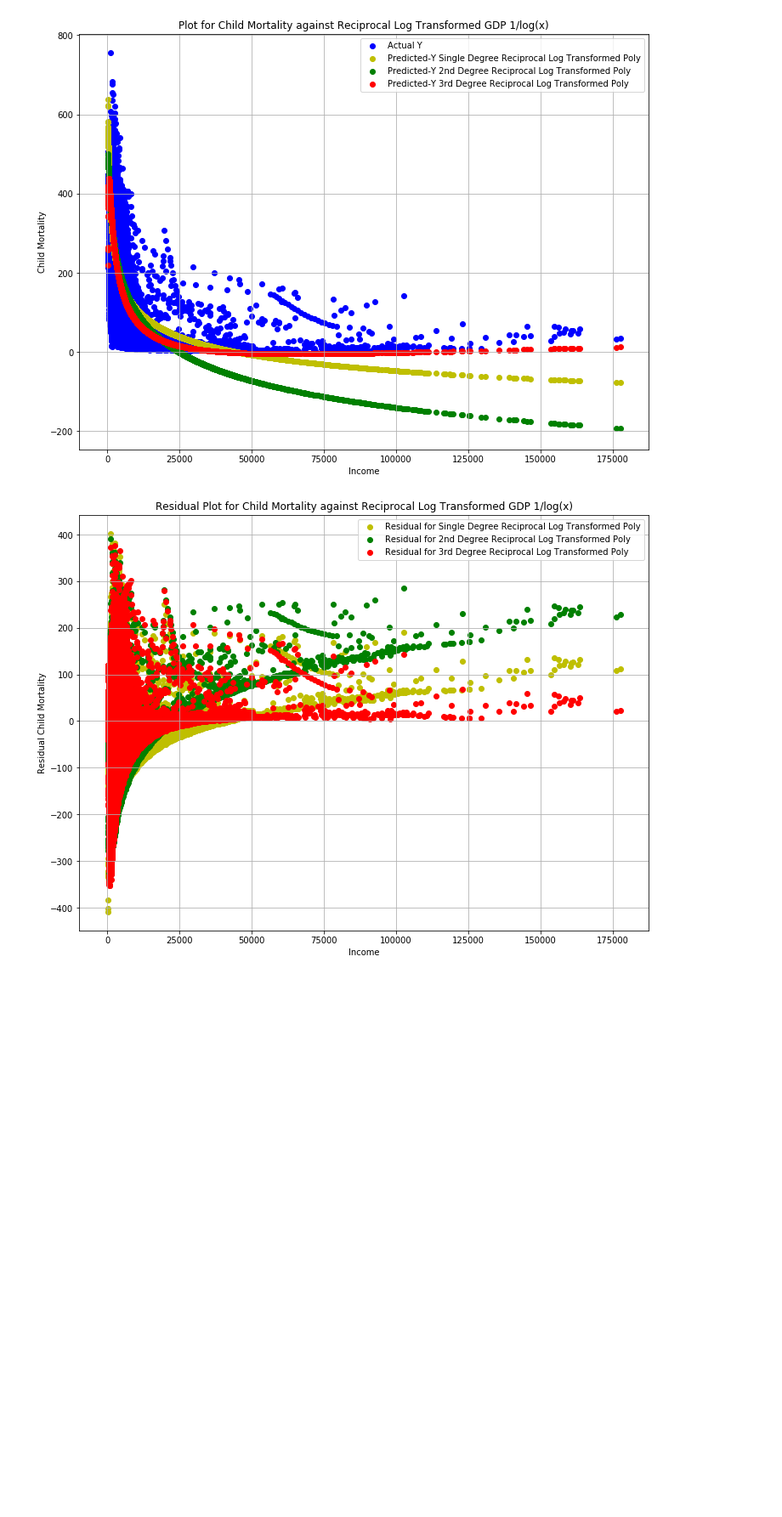
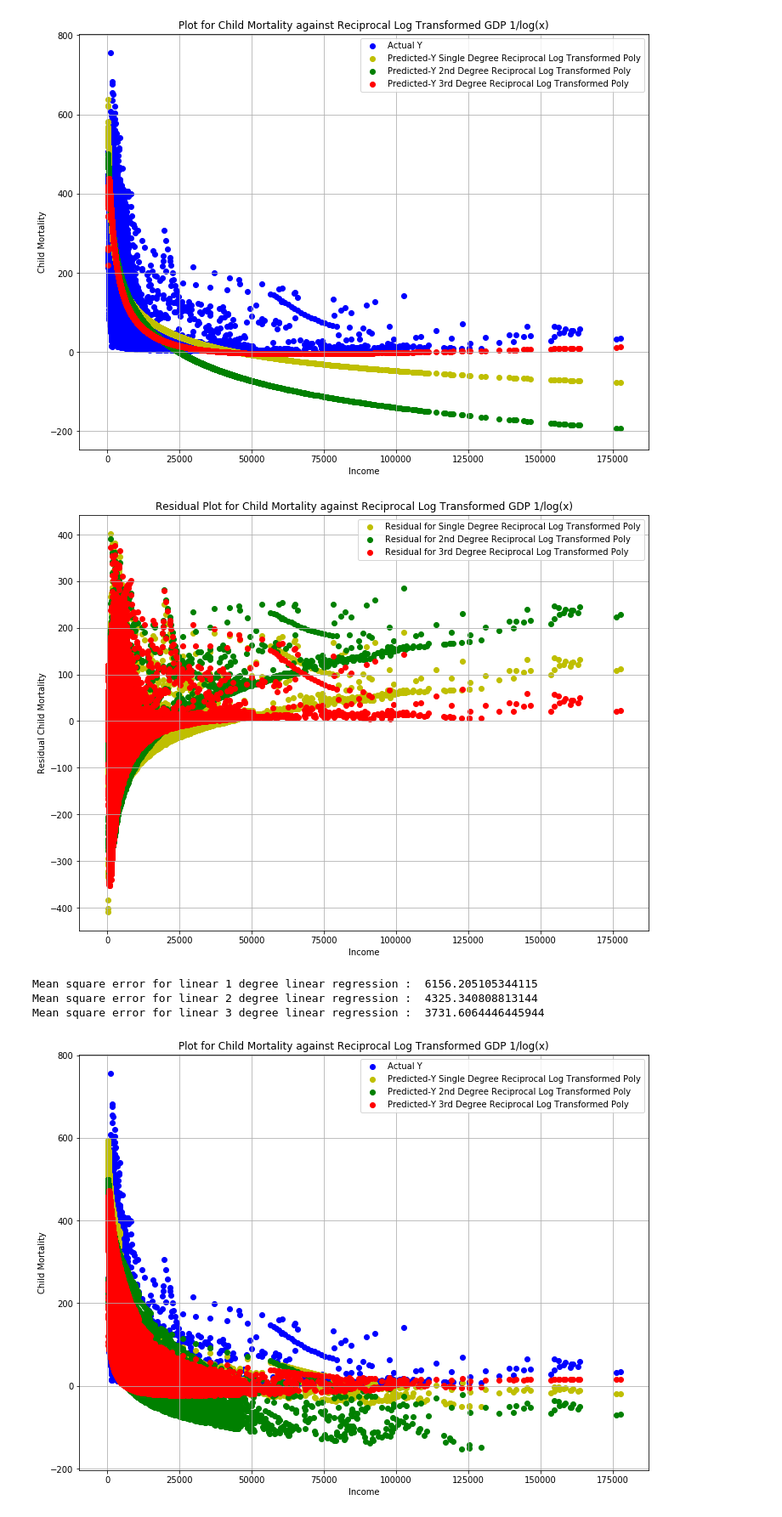
Before and after one commit to ParthTandel/DS5500-Assignment-2, a Jupyter notebook: Question_2.ipynb, the cells around one changed output. Shown at 85% size. Drawn from its saved outputs; the diff is of its cells as text; code cells hidden in the pictures; blank space fills up the shorter version.

```diff
--- a/Question_2.ipynb
+++ b/Question_2.ipynb
@@ -231,3 +231,68 @@ plt.grid(True)
 plt.show()
 # %% [output]
 [figure]
+# %%
+X = []
+for i in zip(gdp_child_mor_table["log_income"], gdp_child_mor_table["Year"]):
+    X.append([i[0], i[1]])
+
+reg = LinearRegression().fit(X, gdp_child_mor_table[Y_var_name])
+Y = reg.predict(X)
+
+poly = PolynomialFeatures(degree=2)
+X_poly = poly.fit_transform(X)
+reg = LinearRegression().fit(X_poly, gdp_child_mor_table[Y_var_name])
+Y_poly = reg.predict(X_poly)
+
+poly = PolynomialFeatures(degree=3)
+X_poly = poly.fit_transform(X)
+reg = LinearRegression().fit(X_poly, gdp_child_mor_table[Y_var_name])
+Y_poly_2= reg.predict(X_poly)
+# %%
+print("Mean square error for linear 1 degree linear regression : ", \
+      mean_squared_error(gdp_child_mor_table[Y_var_name], Y))
+print("Mean square error for linear 2 degree linear regression : ", \
+      mean_squared_error(gdp_child_mor_table[Y_var_name], Y_poly))
+print("Mean square error for linear 3 degree linear regression : ", \
+      mean_squared_error(gdp_child_mor_table[Y_var_name], Y_poly_2))
+# %% [output]
+Mean square error for linear 1 degree linear regression :  6156.205105344115
+Mean square error for linear 2 degree linear regression :  4325.340808813144
+Mean square error for linear 3 degree linear regression :  3731.6064446445944
+# %%
+
+fig_size = plt.rcParams["figure.figsize"]
+fig_size[0] = 12
+fig_size[1] = 9
+plt.rcParams["figure.figsize"] = fig_size
+plt.scatter(x = gdp_child_mor_table["income"],
+            y = gdp_child_mor_table[Y_var_name],
+            c='b',
+            label='Actual Y')
+
+plt.scatter(x = gdp_child_mor_table["income"],
+            y = Y,
+            c='y',
+            label='Predicted-Y Single Degree Reciprocal Log Transformed Poly')
+
+plt.scatter(x = gdp_child_mor_table["income"],
+            y = Y_poly,
+            c='g',
+            label='Predicted-Y 2nd Degree Reciprocal Log Transformed Poly')
+
+
+plt.scatter(x = gdp_child_mor_table["income"],
+            y = Y_poly_2,
+            c='r',
+            label='Predicted-Y 3rd Degree Reciprocal Log Transformed Poly')
+
+plt.xlabel('Income')
+plt.ylabel('Child Mortality')
+
+
+plt.title('Plot for Child Mortality against Reciprocal Log Transformed GDP 1/log(x)')
+plt.grid(True)
+plt.legend()
+plt.show()
+# %% [output]
+[figure, added]
```
Also changed, not shown: parts of 1 cell of this notebook, 14 other files.
